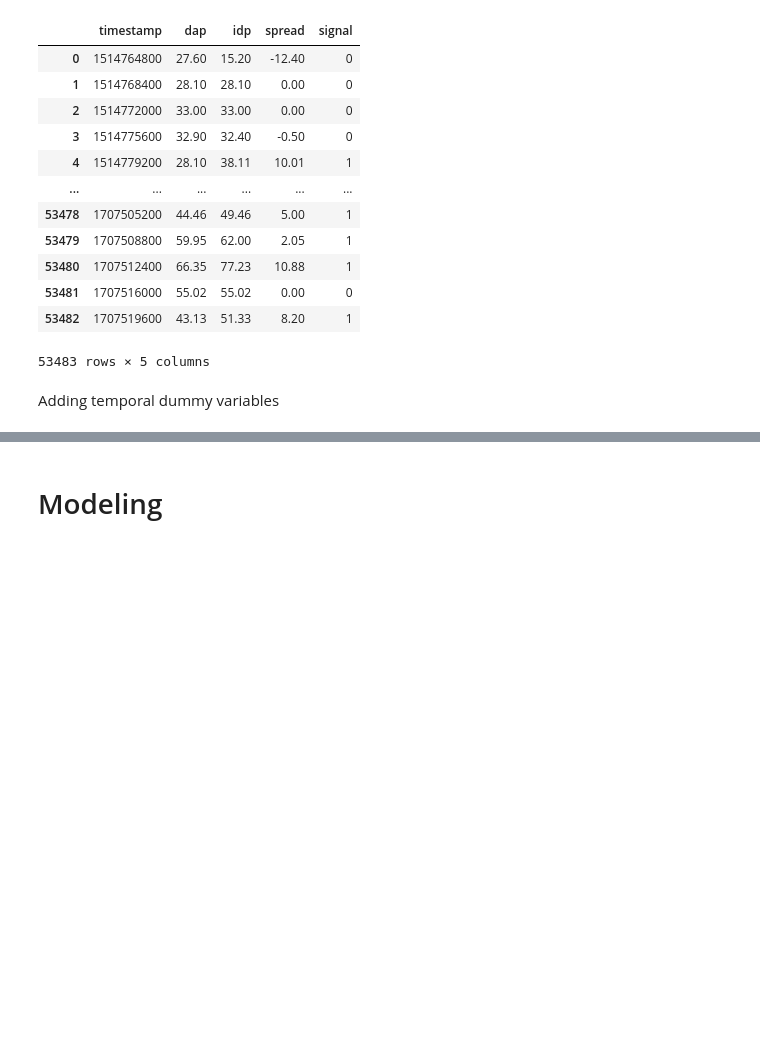
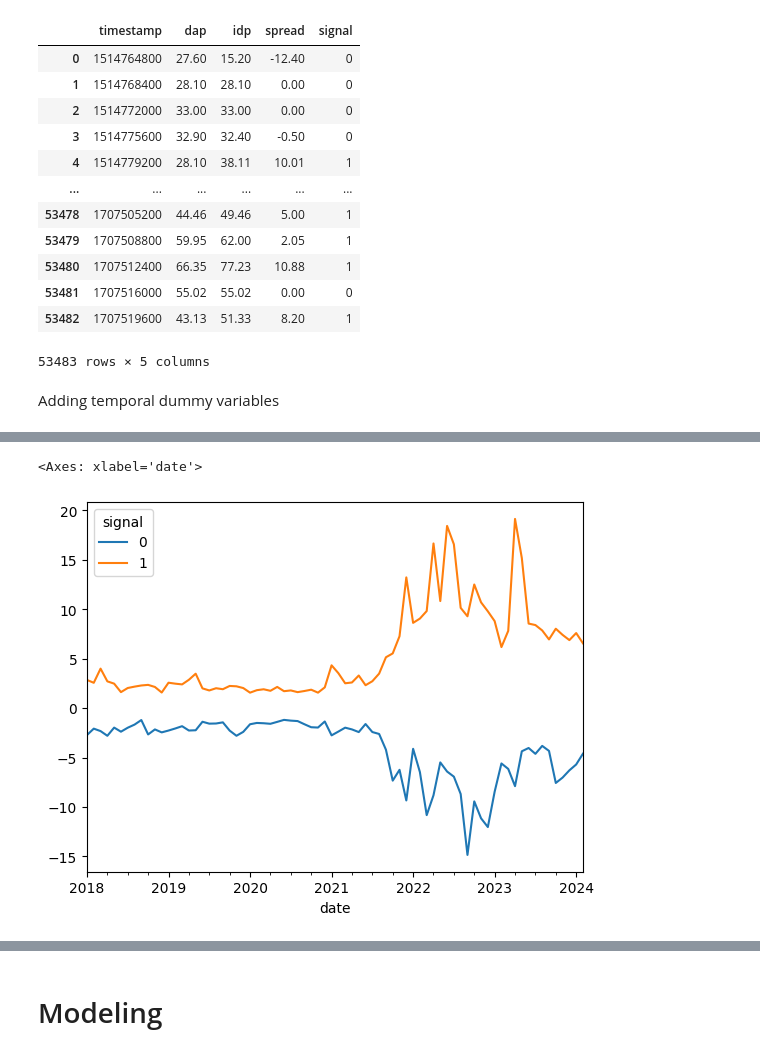
Before and after one commit to mzaoualim/electricity-price-forecasting, a Jupyter notebook: electricity_price_forcasting.ipynb, the cells around one changed output, grey strips where cells are left out. Drawn from its saved outputs; the diff is of its cells as text; code cells hidden in the pictures; blank space fills up the shorter version.

```diff
--- a/electricity_price_forcasting.ipynb
+++ b/electricity_price_forcasting.ipynb
@@ -434,0 +462,6 @@ c
+# %%
+# Graphical investigation of profit/loss signal
+data.groupby([pd.Grouper(key='date', freq='M'), 'signal']).spread.mean().unstack().plot()
+# %% [output]
+<Axes: xlabel='date'>
+[figure, added]
```
Also changed, not shown: parts of 54 cells of this notebook.
